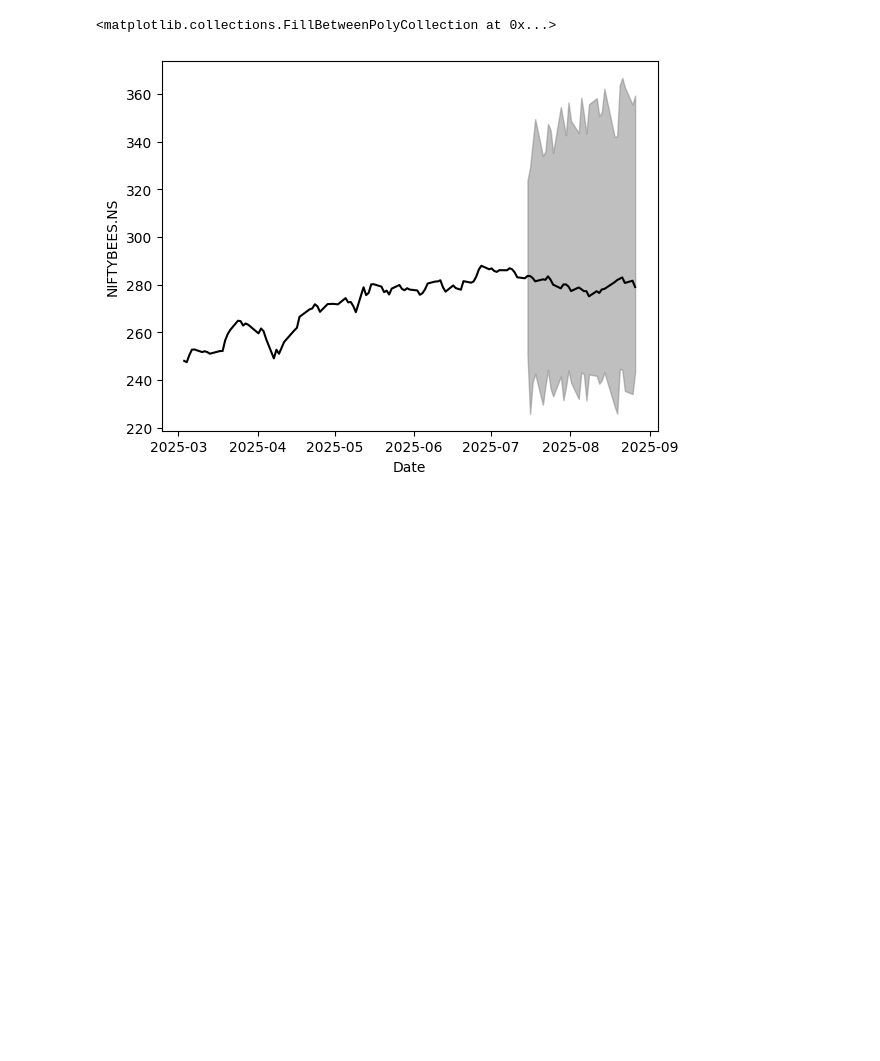
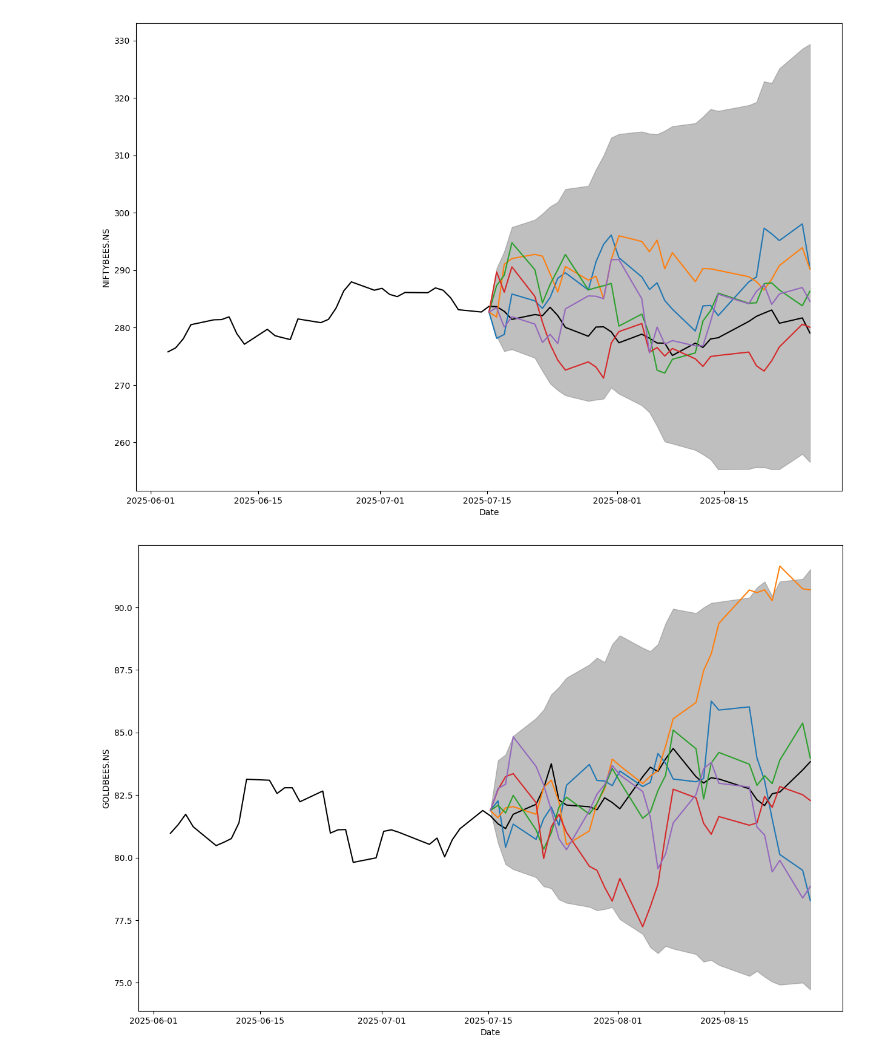
Before and after one commit to vkthakur90/Monte_Carlo_Option_Pricing, a Jupyter notebook: Modern_Portfolio_Theory_(Linear_Regression).ipynb, the cells around one changed output. Saved outputs shown, nothing was run; the diff lists cells and outputs as text; code cells hidden in the pictures; blank space fills up the shorter version.

```diff
--- a/Modern_Portfolio_Theory_(Linear_Regression).ipynb
+++ b/Modern_Portfolio_Theory_(Linear_Regression).ipynb
@@ -14,10 +14,11 @@ warnings.filterwarnings("ignore")
 # %%
 ticker_list = ["NIFTYBEES.NS","GOLDBEES.NS"]
 
-ar_p = 120 # Historical Lag
+ar_p = 60 # Historical Lag
 ar_h = 30  # Prediction Horizon
 
 num_paths = 1000
+paths_to_plot = 5
 # %%
 def download_data(entity, ticker_list):
     data_dict = {}
@@ -171,10 +180,15 @@ Downloading GOLDBEES.NS
 # %%
+for ticker in ticker_list:
+    selected_paths = np.random.choice(entity['price_forecast'][ticker].columns, paths_to_plot, replace=False)
 
-plt.figure(figsize=(15, 10))
+    plt.figure(figsize=(15, 10))
 
-sns.lineplot(x = 'Date', y = 'NIFTYBEES.NS', data = entity['data'].iloc[-ar_p:].reset_index(), color = 'black')
+    sns.lineplot(x = 'Date', y = ticker, data = entity['data'].iloc[-ar_p:].reset_index(), color = 'black')
 
-plt.fill_between(entity['quantiles']['NIFTYBEES.NS'].index, entity['quantiles']['NIFTYBEES.NS']['low_ci'], entity['quantiles']['NIFTYBEES.NS']['high_ci'], color = 'grey', alpha = 0.5)
+    for p in selected_paths:
+        sns.lineplot(x = 'Date', y = p, data = entity['price_forecast'][ticker].reset_index())
+
+    plt.fill_between(entity['quantiles'][ticker].index, entity['quantiles'][ticker]['low_ci'], entity['quantiles'][ticker]['high_ci'], color = 'grey', alpha = 0.5)
 # %% [output]
-<matplotlib.collections.FillBetweenPolyCollection at 0x...>
-[figure, old version]
+[figure, new version]
+[figure, added]
```
Also changed, not shown: parts of 4 cells of this notebook.
